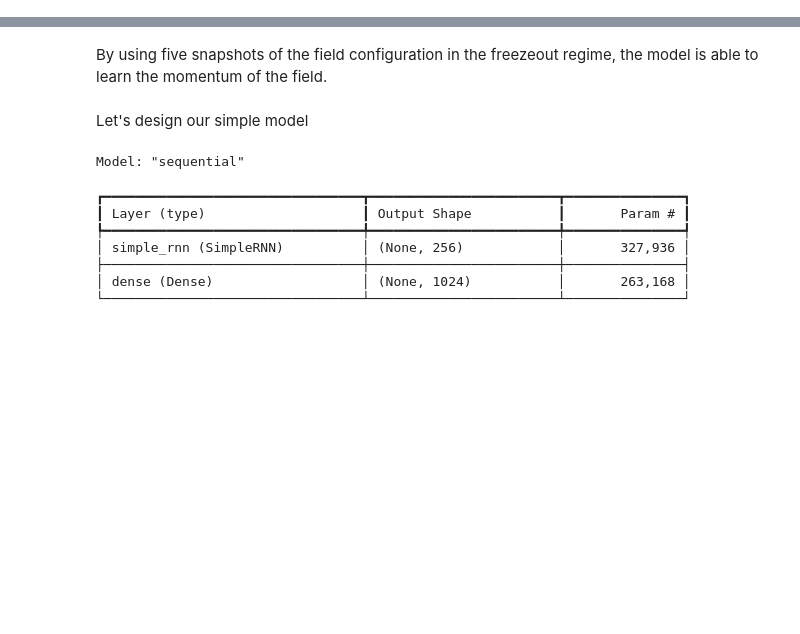
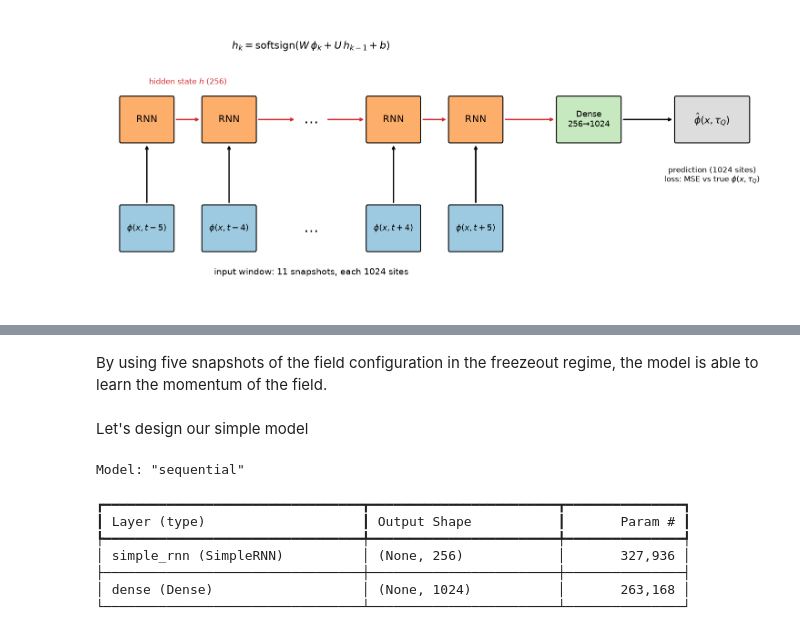
Before and after one commit to KristianMunnikhuis/MachineLearningKZ, a Jupyter notebook: notebooks/01_1d_replication.ipynb, the cells around one changed output, grey strips where cells are left out. Saved outputs shown, nothing was run; the diff lists cells and outputs as text; code cells hidden in the pictures; blank space fills up the shorter version.

```diff
--- a/notebooks/01_1d_replication.ipynb
+++ b/notebooks/01_1d_replication.ipynb
@@ -9,6 +9,75 @@ import src.kz as kz
 DOF   = kz.DOF      # lattice sites (1024)
 N_WIN = 11
 FONTSIZE = 16
+# %%
+from matplotlib.patches import FancyBboxPatch
+
+# ---- inputs ----
+STEPS    = ["t−5", "t−4", "…", "t+4", "t+5"]   # time steps drawn (the middle "…" stands for the rest)
+N_SITES  = 1024
+HIDDEN   = 256
+FONTSIZE = 15
+OUTFILE  = "../figures/1d/rnn_diagram.png"
+
+fig, ax = plt.subplots(figsize=(15, 6.5))
+x0, dx = 0.0, 1.6                                  # horizontal position and spacing of the time steps
+y_in, y_rnn = 0.0, 2.0                             # heights of the input row and the RNN row
+
+for k, lab in enumerate(STEPS):
+    x = x0 + k * dx
+    if lab == "…":
+        ax.text(x, y_in,  "…", ha="center", va="center", fontsize=FONTSIZE + 8)
+        ax.text(x, y_rnn, "…", ha="center", va="center", fontsize=FONTSIZE + 8)
+        continue
+    # input snapshot phi(x, t') : a vector of 1024 sites
+    ax.add_patch(FancyBboxPatch((x - 0.5, y_in - 0.4), 1.0, 0.8, boxstyle="round,pad=0.03",
+                                fc="#9ecae1", ec="k", lw=1.5))
+    ax.text(x, y_in, rf"$\phi(x,{lab})$", ha="center", va="center", fontsize=FONTSIZE - 2)
+    # RNN cell
+    ax.add_patch(FancyBboxPatch((x - 0.5, y_rnn - 0.4), 1.0, 0.8, boxstyle="round,pad=0.03",
+                                fc="#fdae6b", ec="k", lw=1.5))
+    ax.text(x, y_rnn, "RNN", ha="center", va="center", fontsize=FONTSIZE)
+    # input -> cell
+    ax.annotate("", xy=(x, y_rnn - 0.45), xytext=(x, y_in + 0.45), arrowprops=dict(arrowstyle="->", lw=2))
+
+# hidden state passed along in time (between neighbouring drawn cells)
+for k in range(len(STEPS) - 1):
+    xa, xb = x0 + k * dx + 0.55, x0 + (k + 1) * dx - 0.55
+    if STEPS[k] == "…":
+        xa = x0 + k * dx + 0.3
+    if STEPS[k + 1] == "…":
+        xb = x0 + (k + 1) * dx - 0.3
+    ax.annotate("", xy=(xb, y_rnn), xytext=(xa, y_rnn), arrowprops=dict(arrowstyle="->", lw=2, color="C3"))
+ax.text(x0 + 0.5 * dx, y_rnn + 0.65, r"hidden state $h$ (256)", ha="center", fontsize=FONTSIZE - 3, color="C3")
+
+# last hidden state -> dense layer -> predicted final field
+x_last  = x0 + (len(STEPS) - 1) * dx
+x_dense = x_last + 2.2
+x_out   = x_dense + 2.4
+ax.annotate("", xy=(x_dense - 0.65, y_rnn), xytext=(x_last + 0.55, y_rnn), arrowprops=dict(arrowstyle="->", lw=2, color="C3"))
+ax.add_patch(FancyBboxPatch((x_dense - 0.6, y_rnn - 0.4), 1.2, 0.8, boxstyle="round,pad=0.03",
+                            fc="#c7e9c0", ec="k", lw=1.5))
+ax.text(x_dense, y_rnn, f"Dense\n{HIDDEN}→{N_SITES}", ha="center", va="center", fontsize=FONTSIZE - 2)
+ax.annotate("", xy=(x_out - 0.75, y_rnn), xytext=(x_dense + 0.65, y_rnn), arrowprops=dict(arrowstyle="->", lw=2))
+ax.add_patch(FancyBboxPatch((x_out - 0.7, y_rnn - 0.4), 1.4, 0.8, boxstyle="round,pad=0.03",
+                            fc="#dddddd", ec="k", lw=1.5))
+ax.text(x_out, y_rnn, r"$\hat\phi(x, \tau_Q)$", ha="center", va="center", fontsize=FONTSIZE)
+
+# labels
+ax.text(x0 + 2 * dx, y_in - 0.85, f"input window: 11 snapshots, each {N_SITES} sites", ha="center", fontsize=FONTSIZE - 1)
+ax.text(x_out, y_rnn - 0.85, f"prediction ({N_SITES} sites)\nloss: MSE vs true " + r"$\phi(x,\tau_Q)$",
+        ha="center", va="top", fontsize=FONTSIZE - 3)
+ax.text(x0 + 2 * dx, y_rnn + 1.3,
+        r"$h_k = \mathrm{softsign}\left(W\,\phi_k + U\,h_{k-1} + b\right)$", ha="center", fontsize=FONTSIZE + 1)
+
+ax.set_xlim(x0 - 0.9, x_out + 1.0)
+ax.set_ylim(y_in - 1.4, y_rnn + 1.8)
+ax.axis("off")
+plt.tight_layout()
+plt.savefig(OUTFILE, dpi=150, bbox_inches="tight")
+plt.show()
+# %% [output]
+[figure, added]
 # %% [markdown]
 Following the original paper, we build a simple recurrent neural network to model the one dimensional snapshots.
 ![image.png](attachment:image.png)
```
Also changed, not shown: parts of 11 cells of this notebook, 4 other files.
